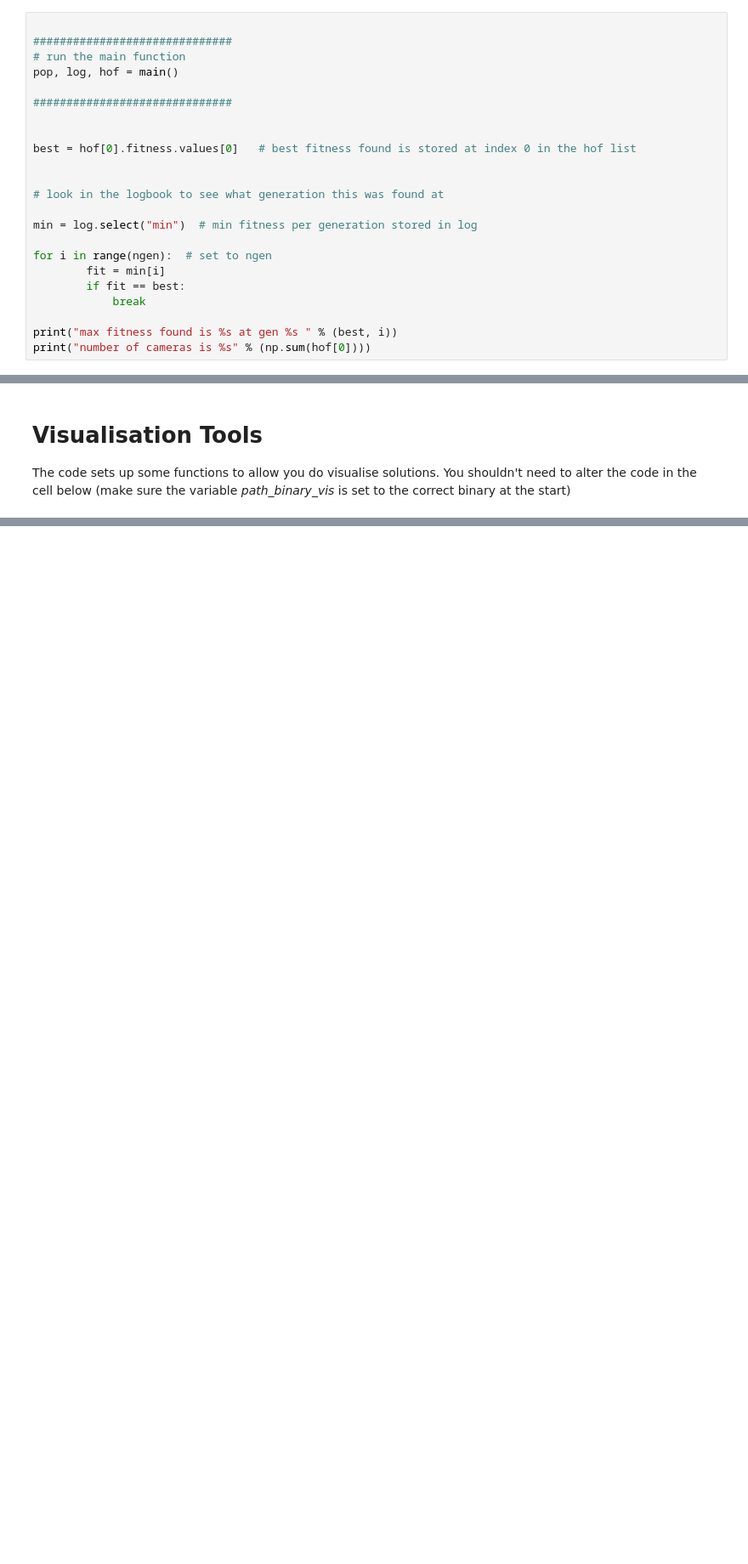
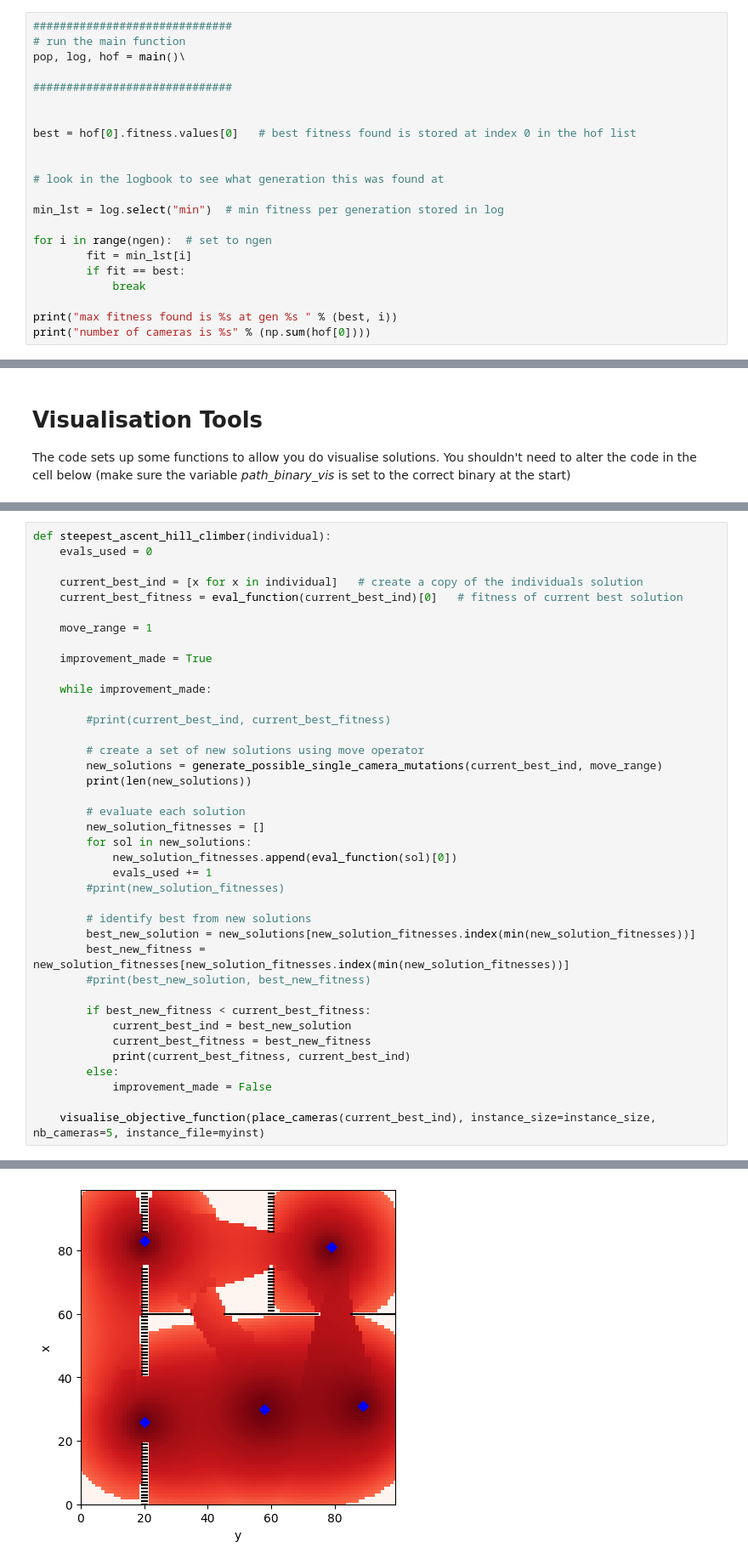
Before and after one commit to sttteephen/ECO_CW, a Jupyter notebook: CourseworkSkeleton-Release.ipynb, the cells around one changed output, grey strips where cells are left out. Shown at 85% size. Cells and saved outputs as stored; diff of their text form; blank space fills up the shorter version.

```diff
--- a/CourseworkSkeleton-Release.ipynb
+++ b/CourseworkSkeleton-Release.ipynb
@@ -216,10 +232,9 @@ def main():
 
 This runs the basic EA once. You can adapt this to run repeated expts. etc.
 # %%
-
 ##############################
 # run the main function
-pop, log, hof = main()
+pop, log, hof = main()\
 
 ##############################
 
@@ -229,10 +244,10 @@ best = hof[0].fitness.values[0]   # best fitness found is stored at index 0 in t
 
 # look in the logbook to see what generation this was found at
 
-min = log.select("min")  # min fitness per generation stored in log
+min_lst = log.select("min")  # min fitness per generation stored in log
 
 for i in range(ngen):  # set to ngen
-        fit = min[i]
+        fit = min_lst[i]
         if fit == best:
             break
 
@@ -366,0 +494,40 @@ visualise_objective_function(best_solution, instance_size=instance_size, nb_came
+# %%
+def steepest_ascent_hill_climber(individual):
+    evals_used = 0
+
+    current_best_ind = [x for x in individual]   # create a copy of the individuals solution
+    current_best_fitness = eval_function(current_best_ind)[0]   # fitness of current best solution
+
+    move_range = 1
+
+    improvement_made = True
+
+    while improvement_made:
+
+        #print(current_best_ind, current_best_fitness)
+
+        # create a set of new solutions using move operator
+        new_solutions = generate_possible_single_camera_mutations(current_best_ind, move_range)
+        print(len(new_solutions))
+
+        # evaluate each solution
+        new_solution_fitnesses = []
+        for sol in new_solutions:
+            new_solution_fitnesses.append(eval_function(sol)[0])
+            evals_used += 1
+        #print(new_solution_fitnesses)
+
+        # identify best from new solutions
+        best_new_solution = new_solutions[new_solution_fitnesses.index(min(new_solution_fitnesses))]
+        best_new_fitness = new_solution_fitnesses[new_solution_fitnesses.index(min(new_solution_fitnesses))]
+        #print(best_new_solution, best_new_fitness)
+
+        if best_new_fitness < current_best_fitness:
+            current_best_ind = best_new_solution
+            current_best_fitness = best_new_fitness
+            print(current_best_fitness, current_best_ind)
+        else:
+            improvement_made = False
+
+    visualise_objective_function(place_cameras(current_best_ind), instance_size=instance_size, nb_cameras=5, instance_file=myinst)
+# %% [output]
@@ -366,0 +549 @@ visualise_objective_function(best_solution, instance_size=instance_size, nb_came
+[figure, added]
```
Also changed, not shown: parts of 25 cells of this notebook, 13 other files.
